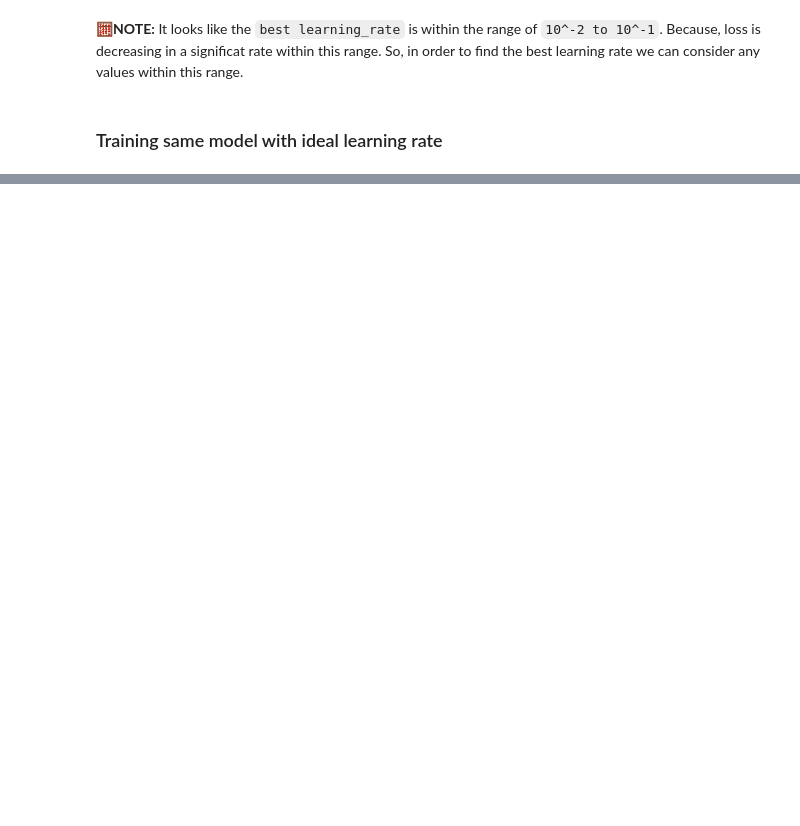
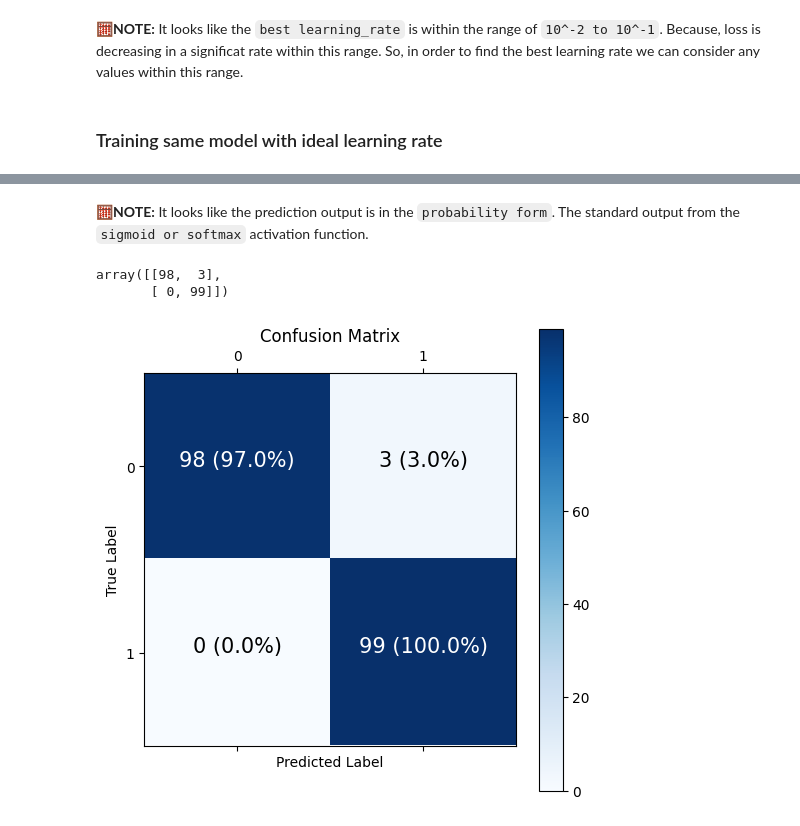
Before and after one commit to Muntasir2179/tensorflow-learning, a Jupyter notebook: 02_neural_network_classification_with_tensorflow.ipynb, the cells around one changed output, grey strips where cells are left out. Cells and saved outputs as stored; diff of their text form; code cells hidden in the pictures; blank space fills up the shorter version.

```diff
--- a/02_neural_network_classification_with_tensorflow.ipynb
+++ b/02_neural_network_classification_with_tensorflow.ipynb
@@ -732,0 +753,3 @@ binary classification
+# %%
+# makeing predictions
+y_preds = model_8.predict(x_test)
@@ -732,0 +771,58 @@ binary classification
+# %% [markdown]
+**🧮NOTE:** It looks like the prediction output is in the `probability form`. The standard output from the `sigmoid or softmax` activation function.
+# %%
+# confusion metrics
+from sklearn.metrics import confusion_matrix
+
+# getting predictions into 0/1 form
+y_preds = tf.cast(tf.reshape(tf.round(y_preds), shape=(200,)), dtype=tf.int64).numpy()
+
+# create confusion matrix
+confusion_matrix(y_test, y_preds)
+# %% [output]
+array([[98,  3],
+       [ 0, 99]])
+# %%
+import itertools
+
+figsize = (6, 6)
+
+# create the confusion metrix
+cm = confusion_matrix(y_test, tf.round(y_preds))
+cm_norm = cm.astype('float') / cm.sum(axis=1)[:, np.newaxis]   # normalize our confusion matrix
+n_classes = cm.shape[0]
+
+# let's prettify it
+fig, ax = plt.subplots(figsize=figsize)
+# create a matrix plot
+cax = ax.matshow(cm, cmap=plt.cm.Blues)
+fig.colorbar(cax)
+
+# create classes
+classes = False
+
+if classes:
+  labels = classes
+else:
+  labels = np.arange(cm.shape[0])
+
+# label the axes
+ax.set(title='Confusion Matrix',
+       xlabel='Predicted Label',
+       ylabel='True Label',
+       xticks=np.arange(n_classes),
+       yticks=np.arange(n_classes),
+       xticklabels=labels,
+       yticklabels=labels)
+
+# set threshhold for different colors
+threshold = (cm.max() + cm.min()) / 2.0
+
+# plot the text on each cell
+for i, j in itertools.product(range(cm.shape[0]), range(cm.shape[1])):
+  plt.text(j, i, f'{cm[i, j]} ({cm_norm[i, j] * 100:.1f}%)',
+           horizontalalignment='center',
+           color='white' if cm[i, j] > threshold else 'black',
+           size=15)
+# %% [output]
+[figure, added]
```
Also changed, not shown: parts of 28 cells of this notebook.
